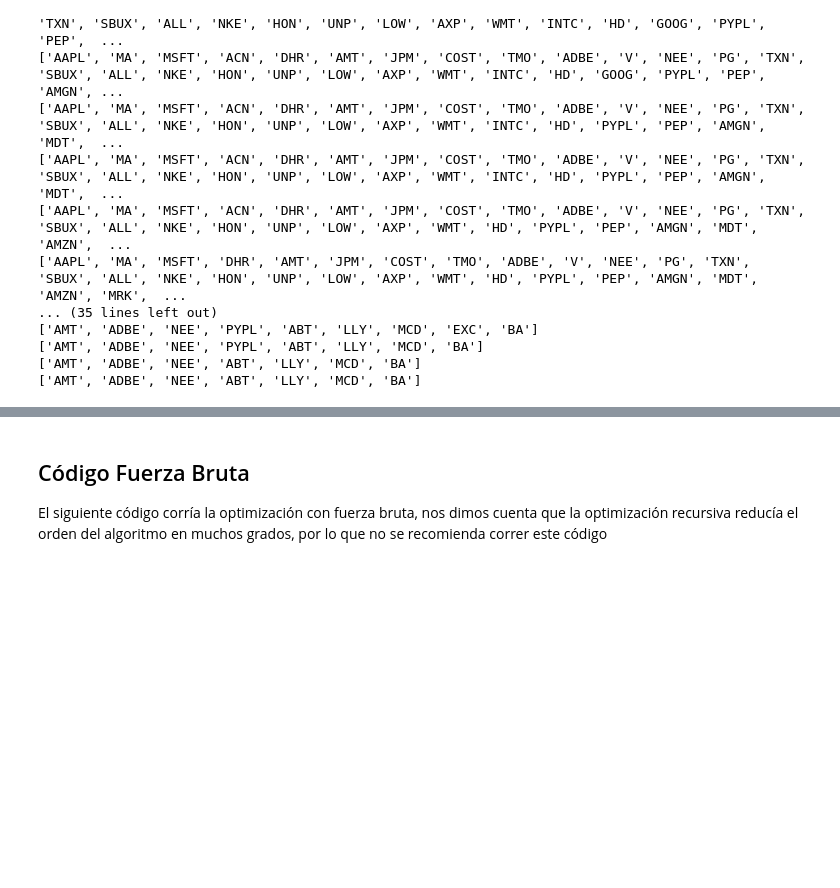
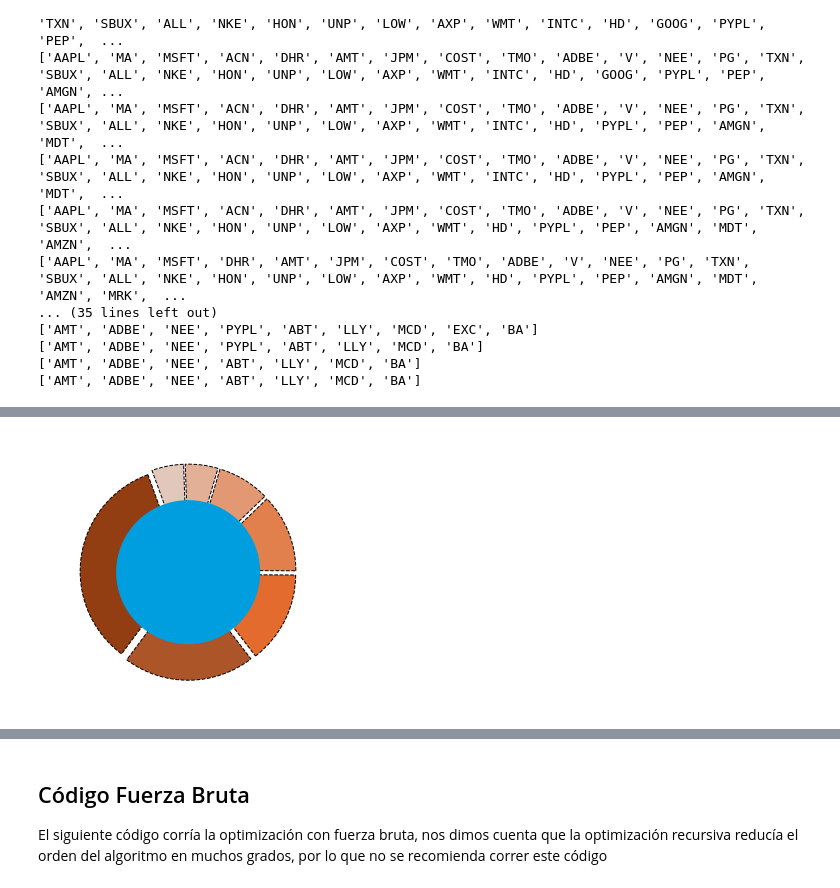
Before and after one commit to patriciomalleag/Proyectos_Analisis_Varios, a Jupyter notebook: Optimización de Portafolio - Ratio de Sharpe/datAsset_calculation.ipynb, the cells around one changed output, grey strips where cells are left out. Saved outputs shown, nothing was run; the diff lists cells and outputs as text; code cells hidden in the pictures; blank space fills up the shorter version.

```diff
--- a/Optimización de Portafolio - Ratio de Sharpe/datAsset_calculation.ipynb
+++ b/Optimización de Portafolio - Ratio de Sharpe/datAsset_calculation.ipynb
@@ -320,0 +602,20 @@ El ratio de Sharpe es:
+# %%
+# Pie chart Jadue
+labels = ['NEE', 'ABT', 'BA', 'MCD', 'LLY', 'AMT', 'ADBE']
+sizes = [34.25, 20.63, 14.48, 12.3, 8.21, 5.13, 5]
+#colors
+colors = ['#933E12','#AB5528','#E36B2D','#E17F4D','#E29973','#E2B096','#E1C8BB']
+#explsion
+explode = (0.05,0.05,0.05,0.05,0.05,0.05,0.05)
+
+plt.pie(sizes, colors = colors, labels=labels, autopct='%1.1f%%', startangle=110, pctdistance=1.2, explode = explode,
+       wedgeprops={"edgecolor":"k",'linewidth': 1, 'linestyle': 'dashed', 'antialiased': True}, textprops={'color':"w" , 'fontsize' : 10})
+#draw circle
+centre_circle = plt.Circle((0,0),0.70,fc='#009edf')
+fig = plt.gcf()
+fig.gca().add_artist(centre_circle)
+# Equal aspect ratio ensures that pie is drawn as a circle
+ax1.axis('equal')
+plt.tight_layout()
+# %% [output]
+[figure, added]
```
Also changed, not shown: parts of 21 cells of this notebook, 18 other files.
